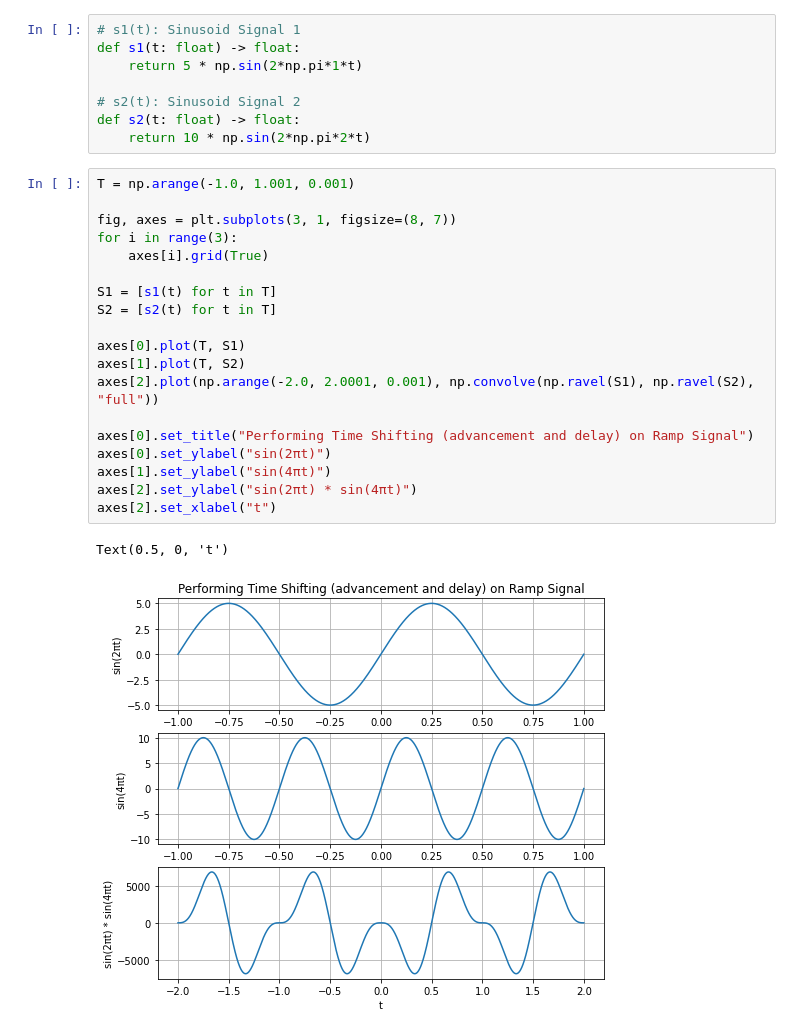
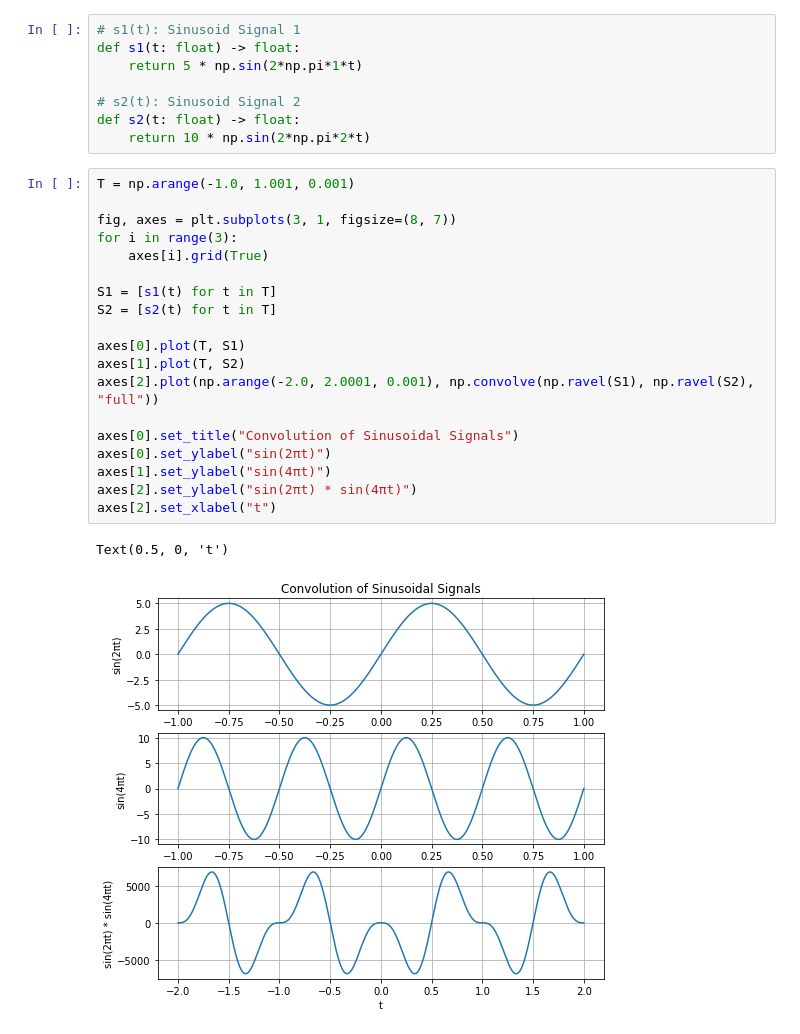
Before and after one commit to divyajeettt/ECE250, a Jupyter notebook: Practice-Sheets/Practice-Sheet-6/Python-Solutions/solution-5.ipynb, the cells around one changed output. Drawn from its saved outputs; the diff is of its cells as text.

```diff
--- a/Practice-Sheets/Practice-Sheet-6/Python-Solutions/solution-5.ipynb
+++ b/Practice-Sheets/Practice-Sheet-6/Python-Solutions/solution-5.ipynb
@@ -12,22 +12,22 @@ def s2(t: float) -> float:
 # %%
 T = np.arange(-1.0, 1.001, 0.001)
 
 fig, axes = plt.subplots(3, 1, figsize=(8, 7))
 for i in range(3):
     axes[i].grid(True)
 
 S1 = [s1(t) for t in T]
 S2 = [s2(t) for t in T]
 
 axes[0].plot(T, S1)
 axes[1].plot(T, S2)
 axes[2].plot(np.arange(-2.0, 2.0001, 0.001), np.convolve(np.ravel(S1), np.ravel(S2), "full"))
 
-axes[0].set_title("Performing Time Shifting (advancement and delay) on Ramp Signal")
+axes[0].set_title("Convolution of Sinusoidal Signals")
 axes[0].set_ylabel("sin(2πt)")
 axes[1].set_ylabel("sin(4πt)")
 axes[2].set_ylabel("sin(2πt) * sin(4πt)")
 axes[2].set_xlabel("t")
 # %% [output]
 Text(0.5, 0, 't')
-[figure, old version]
+[figure, new version]
```
